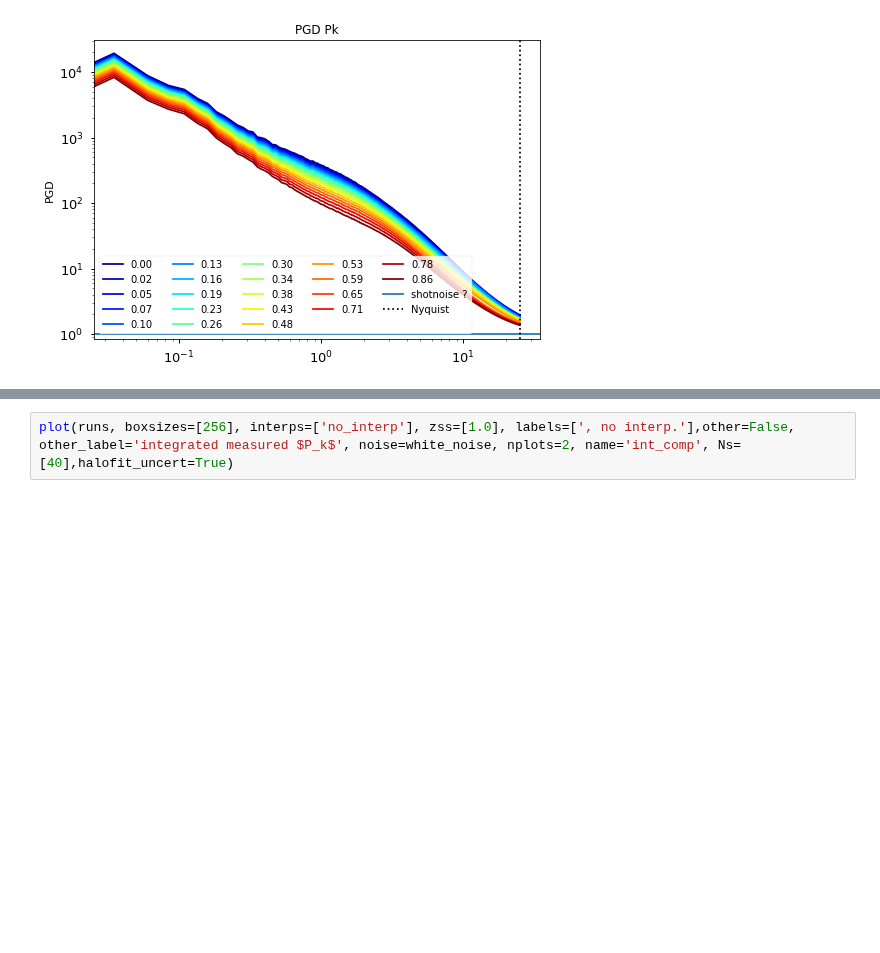
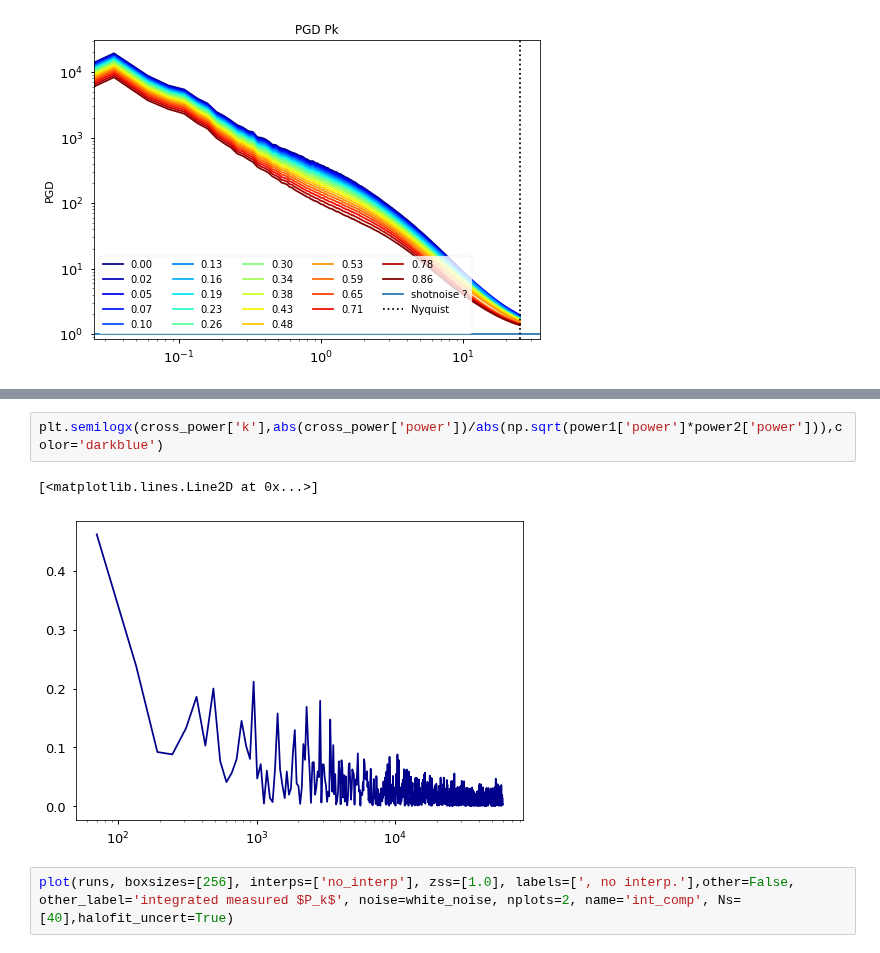
Before and after one commit to VMBoehm/MADLens, a Jupyter notebook: notebooks/PlotResults-publications.ipynb, the cells around one changed output, grey strips where cells are left out. Drawn from its saved outputs; the diff is of its cells as text; blank space fills up the shorter version.

```diff
--- a/notebooks/PlotResults-publications.ipynb
+++ b/notebooks/PlotResults-publications.ipynb
@@ -291,3 +303,8 @@ Computing theory Cls....
+# %%
+plt.semilogx(cross_power['k'],abs(cross_power['power'])/abs(np.sqrt(power1['power']*power2['power'])),color='darkblue')
+# %% [output]
+[<matplotlib.lines.Line2D at 0x...>]
+[figure, added]
 # %%
 plot(runs, boxsizes=[256], interps=['no_interp'], zss=[1.0], labels=[', no interp.'],other=False, other_label='integrated measured $P_k$', noise=white_noise, nplots=2, name='int_comp', Ns=[40],halofit_uncert=True)
 # %% [output]
```
Also changed, not shown: parts of 8 cells of this notebook, 1 other file.
